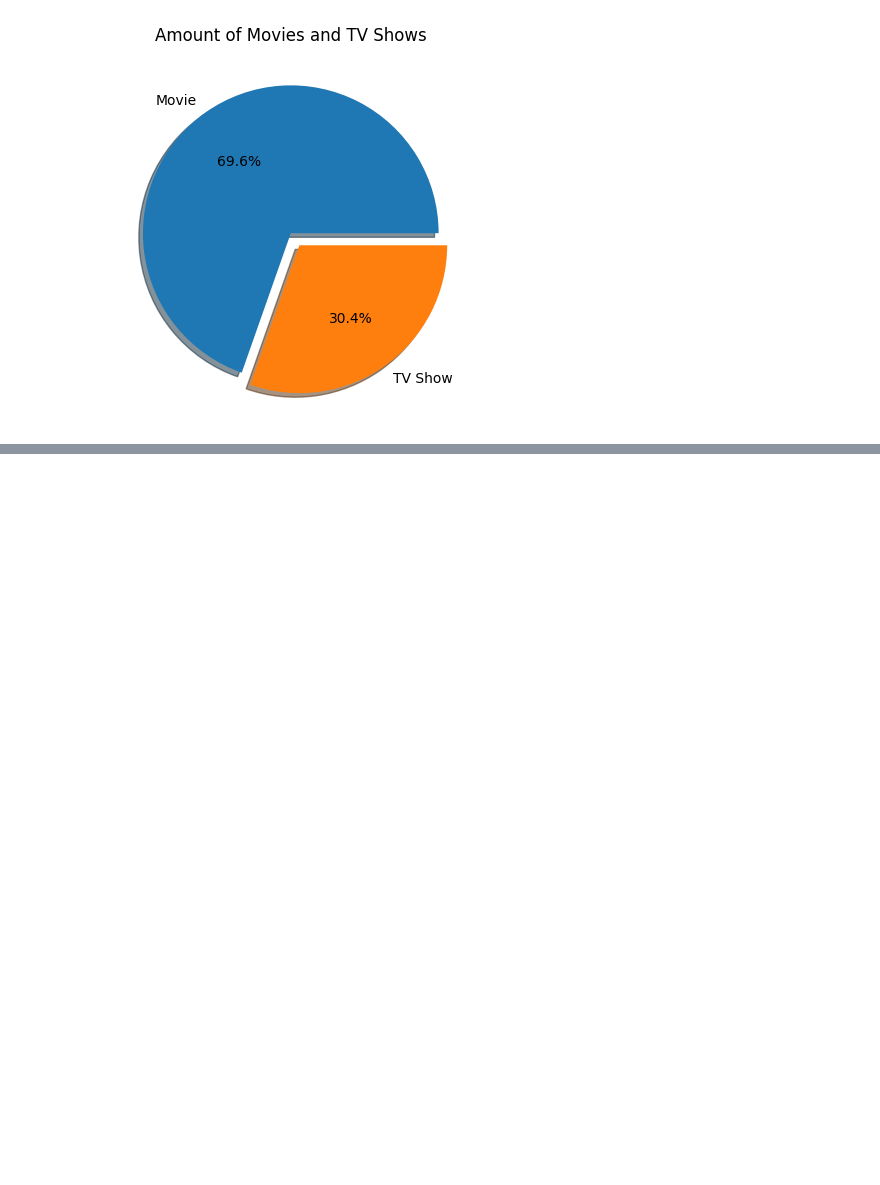
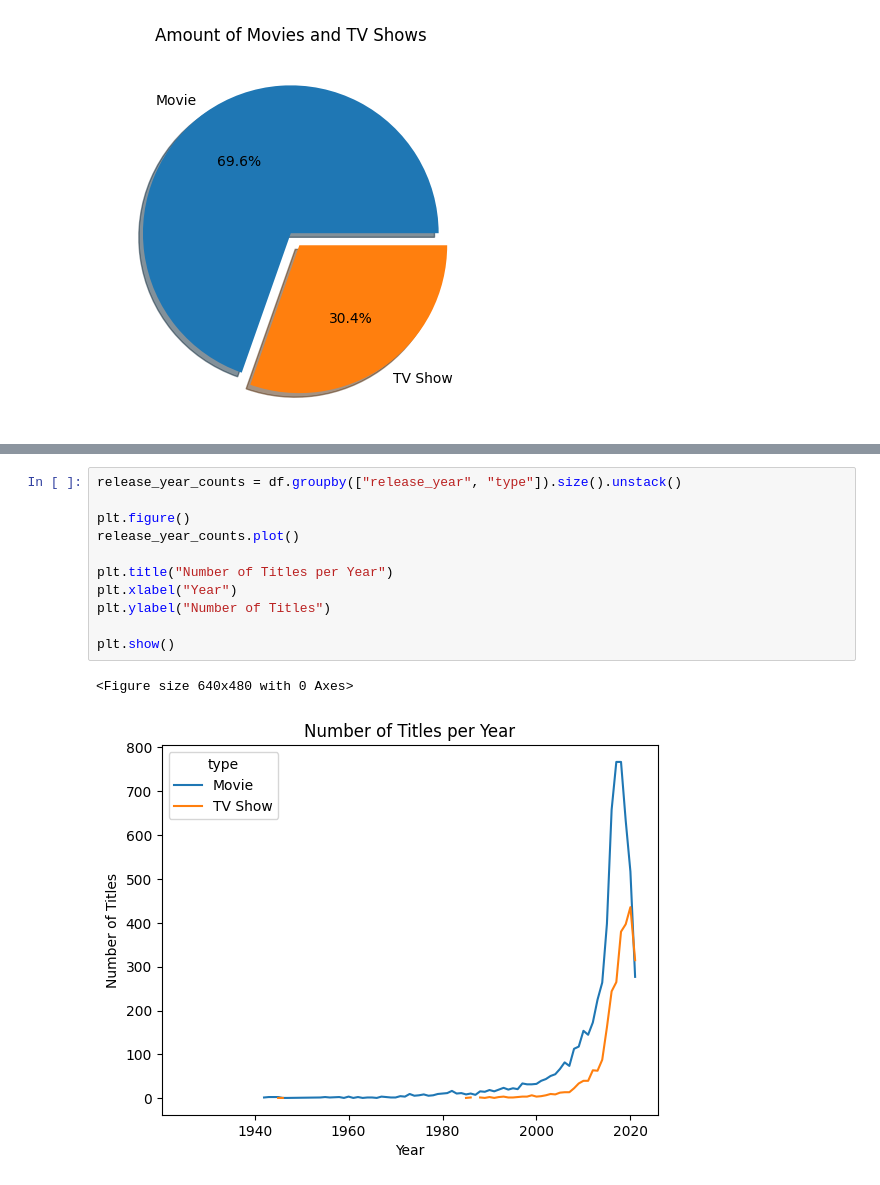
Before and after one commit to Panta003/netflix-data-analysis, a Jupyter notebook: scripts/analysis.ipynb, the cells around one changed output, grey strips where cells are left out. Cells and saved outputs as stored; diff of their text form; blank space fills up the shorter version.

```diff
--- a/scripts/analysis.ipynb
+++ b/scripts/analysis.ipynb
@@ -140,0 +141,14 @@ plt.show()
+# %%
+release_year_counts = df.groupby(["release_year", "type"]).size().unstack()
+
+plt.figure()
+release_year_counts.plot()
+
+plt.title("Number of Titles per Year")
+plt.xlabel("Year")
+plt.ylabel("Number of Titles")
+
+plt.show()
+# %% [output]
+<Figure size 640x480 with 0 Axes>
+[figure, added]
```
Also changed, not shown: parts of 1 cell of this notebook.
